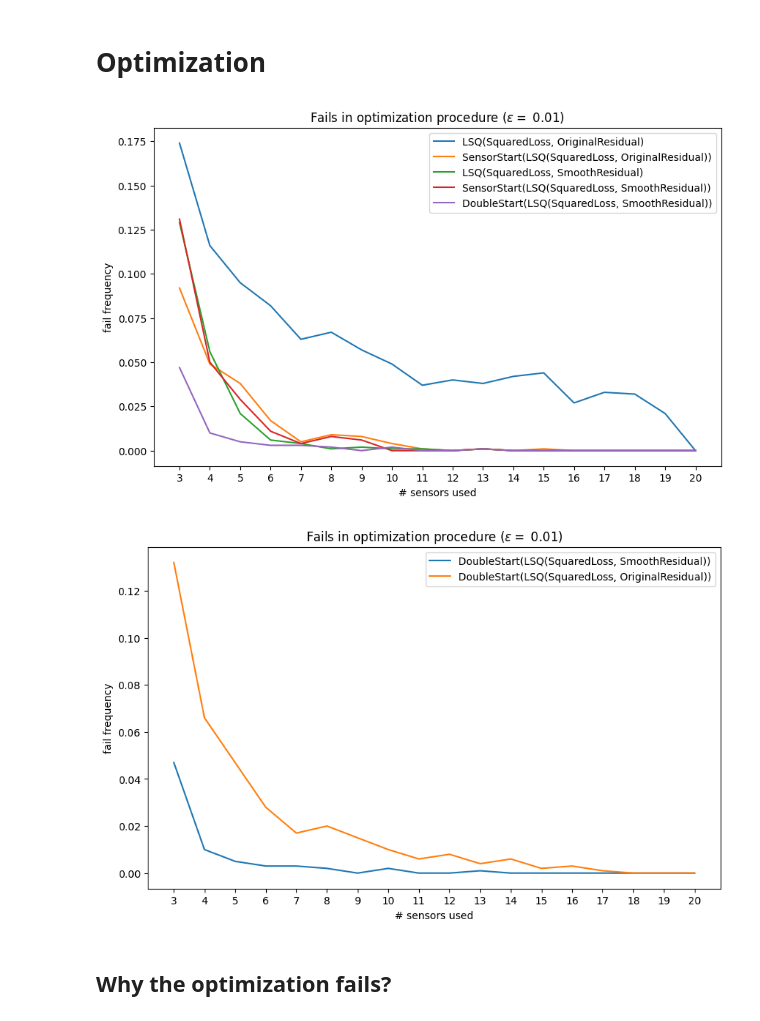
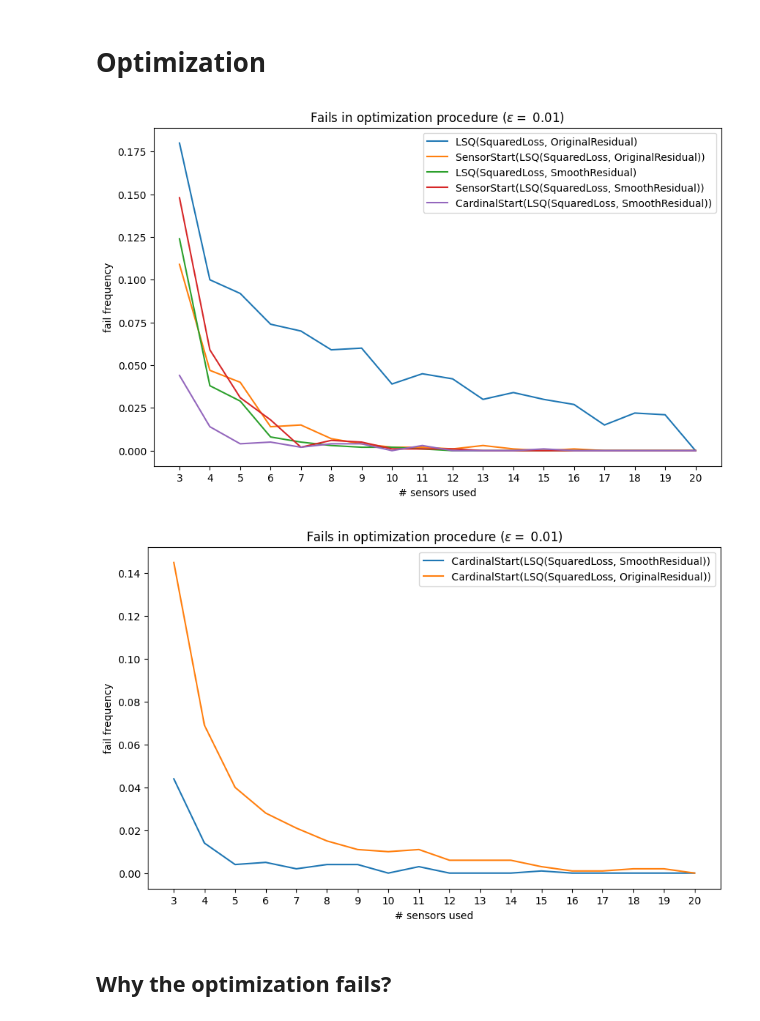
Before and after one commit to FattiMei/radar, a Jupyter notebook: radar.ipynb, the cells around one changed output. Drawn from its saved outputs; the diff is of its cells as text; code cells hidden in the pictures.

Commit message:
refactor: improve double start solver by adding cardinal directions

```diff
--- a/radar.ipynb
+++ b/radar.ipynb
@@ -112,29 +123,29 @@ def test_optimizer_fails(sensor_sizes: np.array, nruns_per_bin: int, solvers: li
 # %%
 test_optimizer_fails(
     sensor_sizes=np.arange(3, SENSOR_LOCATIONS.shape[0]+1),
     nruns_per_bin=1000,
     solvers=[
         LeastSquaresSolver(Residual(), SquaredLoss()),
         SensorStartSolver(LeastSquaresSolver(Residual(), SquaredLoss())),
         LeastSquaresSolver(SmoothResidual(), SquaredLoss()),
         SensorStartSolver(LeastSquaresSolver(SmoothResidual(), SquaredLoss())),
-        DoubleStartSolver(LeastSquaresSolver(SmoothResidual(), SquaredLoss())),
+        CardinalStartSolver(LeastSquaresSolver(SmoothResidual(), SquaredLoss())),
     ],
     error_threshold=1e-2
 )
 # %% [output]
-[figure, old version]
+[figure, new version]
 # %%
 test_optimizer_fails(
     sensor_sizes=np.arange(3, SENSOR_LOCATIONS.shape[0]+1),
     nruns_per_bin=1000,
     solvers=[
-        DoubleStartSolver(LeastSquaresSolver(SmoothResidual(), SquaredLoss())),
-        DoubleStartSolver(LeastSquaresSolver(Residual(), SquaredLoss())),
+        CardinalStartSolver(LeastSquaresSolver(SmoothResidual(), SquaredLoss())),
+        CardinalStartSolver(LeastSquaresSolver(Residual(), SquaredLoss())),
     ],
     error_threshold=1e-2
 )
 # %% [output]
-[figure, old version]
+[figure, new version]
 # %% [markdown]
 ## Why the optimization fails?
```
Also changed, not shown: parts of 9 cells of this notebook, 1 other file.
